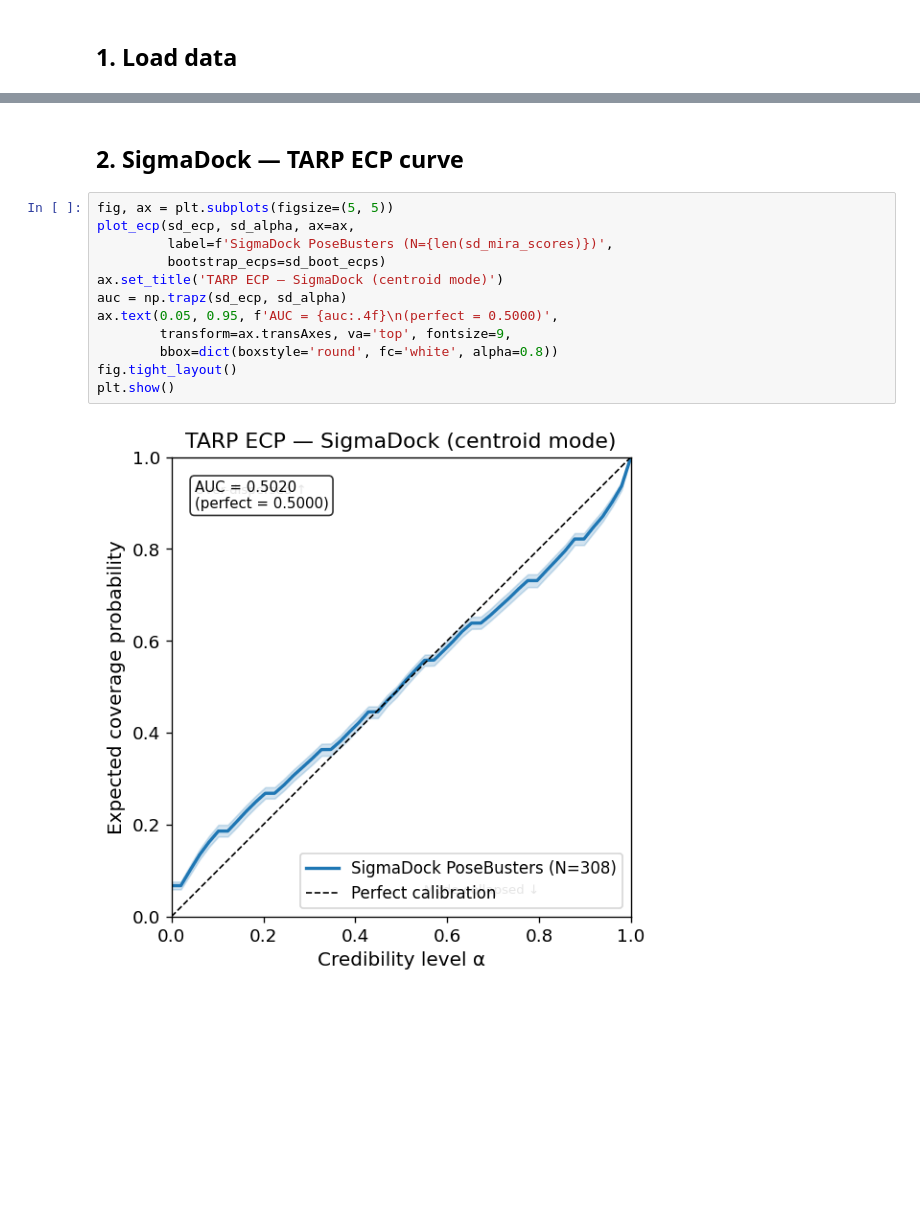
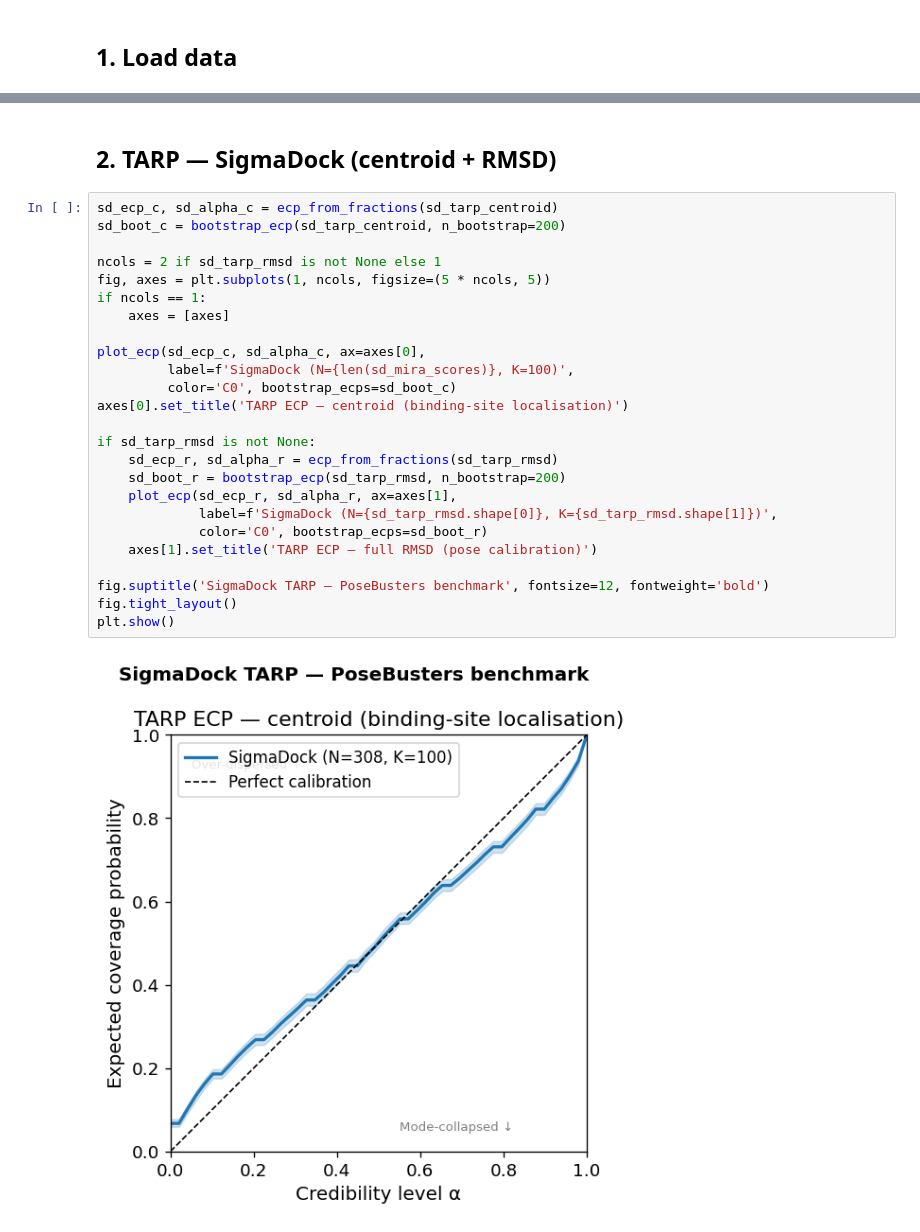
Before and after one commit to quentin-fuchs/MasterThesis, a Jupyter notebook: notebooks/06_mira_tarp_analysis.ipynb, the cells around one changed output, grey strips where cells are left out. Drawn from its saved outputs; the diff is of its cells as text; blank space fills up the shorter version.

```diff
--- a/notebooks/06_mira_tarp_analysis.ipynb
+++ b/notebooks/06_mira_tarp_analysis.ipynb
@@ -59,17 +64,30 @@ Reference             MIRA ref =0.6833  TARP AUC=0.5000
 # %% [markdown]
-## 2. SigmaDock — TARP ECP curve
+## 2. TARP — SigmaDock (centroid + RMSD)
-# %%
-fig, ax = plt.subplots(figsize=(5, 5))
-plot_ecp(sd_ecp, sd_alpha, ax=ax,
-         label=f'SigmaDock PoseBusters (N={len(sd_mira_scores)})',
-         bootstrap_ecps=sd_boot_ecps)
-ax.set_title('TARP ECP — SigmaDock (centroid mode)')
-auc = np.trapz(sd_ecp, sd_alpha)
-ax.text(0.05, 0.95, f'AUC = {auc:.4f}\n(perfect = 0.5000)',
-        transform=ax.transAxes, va='top', fontsize=9,
-        bbox=dict(boxstyle='round', fc='white', alpha=0.8))
-fig.tight_layout()
-plt.show()
-# %% [output]
-[figure, removed]
+# %%
+sd_ecp_c, sd_alpha_c = ecp_from_fractions(sd_tarp_centroid)
+sd_boot_c = bootstrap_ecp(sd_tarp_centroid, n_bootstrap=200)
+
+ncols = 2 if sd_tarp_rmsd is not None else 1
+fig, axes = plt.subplots(1, ncols, figsize=(5 * ncols, 5))
+if ncols == 1:
+    axes = [axes]
+
+plot_ecp(sd_ecp_c, sd_alpha_c, ax=axes[0],
+         label=f'SigmaDock (N={len(sd_mira_scores)}, K=100)',
+         color='C0', bootstrap_ecps=sd_boot_c)
+axes[0].set_title('TARP ECP — centroid (binding-site localisation)')
+
+if sd_tarp_rmsd is not None:
+    sd_ecp_r, sd_alpha_r = ecp_from_fractions(sd_tarp_rmsd)
+    sd_boot_r = bootstrap_ecp(sd_tarp_rmsd, n_bootstrap=200)
+    plot_ecp(sd_ecp_r, sd_alpha_r, ax=axes[1],
+             label=f'SigmaDock (N={sd_tarp_rmsd.shape[0]}, K={sd_tarp_rmsd.shape[1]})',
+             color='C0', bootstrap_ecps=sd_boot_r)
+    axes[1].set_title('TARP ECP — full RMSD (pose calibration)')
+
+fig.suptitle('SigmaDock TARP — PoseBusters benchmark', fontsize=12, fontweight='bold')
+fig.tight_layout()
+plt.show()
+# %% [output]
+[figure, added]
 # %% [markdown]
```
Also changed, not shown: parts of 14 cells of this notebook, 1 other file.
